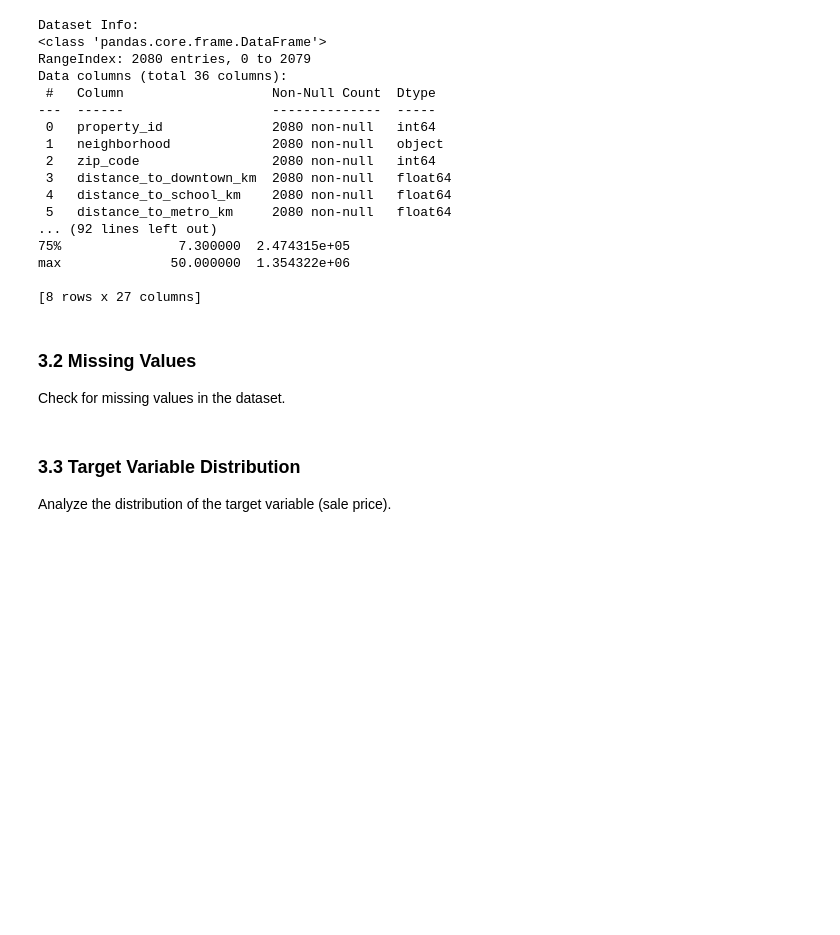
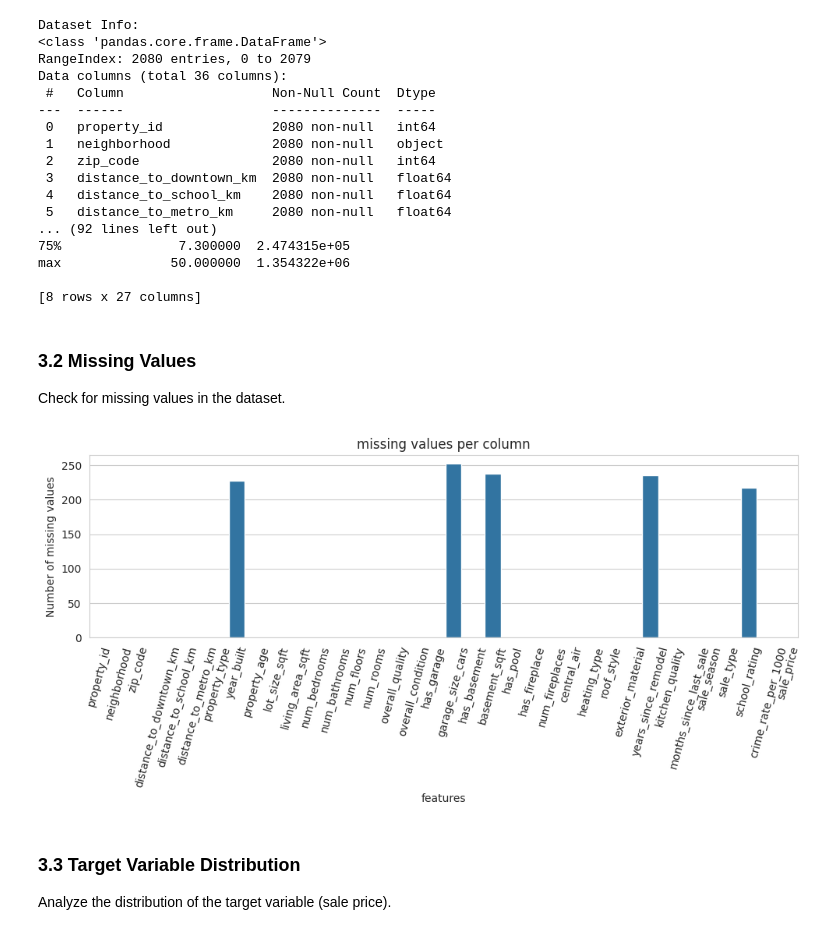
Before and after one commit to LiberteI/Supervised-Learning-Workshop, a Jupyter notebook: deliverable/03_dataset3.ipynb, the cells around one changed output. Drawn from its saved outputs; the diff is of its cells as text; code cells hidden in the pictures; blank space fills up the shorter version.

```diff
--- a/deliverable/03_dataset3.ipynb
+++ b/deliverable/03_dataset3.ipynb
@@ -100,6 +100,39 @@ Check for missing values in the dataset.
 # %%
 # TODO: Check for missing values and visualize them
 # Hint: Use df.isnull().sum() and create a bar plot for columns with missing values
+# df.isnull().sum() # output column_name → number_of_missing_values
+
+# output only the columns with missing values
+missing = df.isnull().sum()
+missing[missing > 0] # boolean index. used as a filter
+
+# start a new figure (canvas) for the plot
+# figsize = (10, 5) sets width to 10 inches, height = 5 inches.
+plt.figure(figsize=(10, 5))
+# create a bar plot using seaborn
+# x - axis: column names (missing.index)
+# y - axis: number of missing values(missing.values)
+sns.barplot(x = missing.index, y = missing.values)
+
+# set title
+plt.title("missing values per column")
+
+# label y axis to explain what the numbers mean
+plt.ylabel("Number of missing values")
+
+# lable x as well
+plt.xlabel("features")
+
+# rotate x axis so long column names do not overlap
+plt.xticks(rotation = 75)
+
+# adjust spacing so labels titles and bars fit properly
+plt.tight_layout()
+
+# display
+plt.show()
+# %% [output]
+[figure, added]
 # %% [markdown]
 ### 3.3 Target Variable Distribution
 
```
